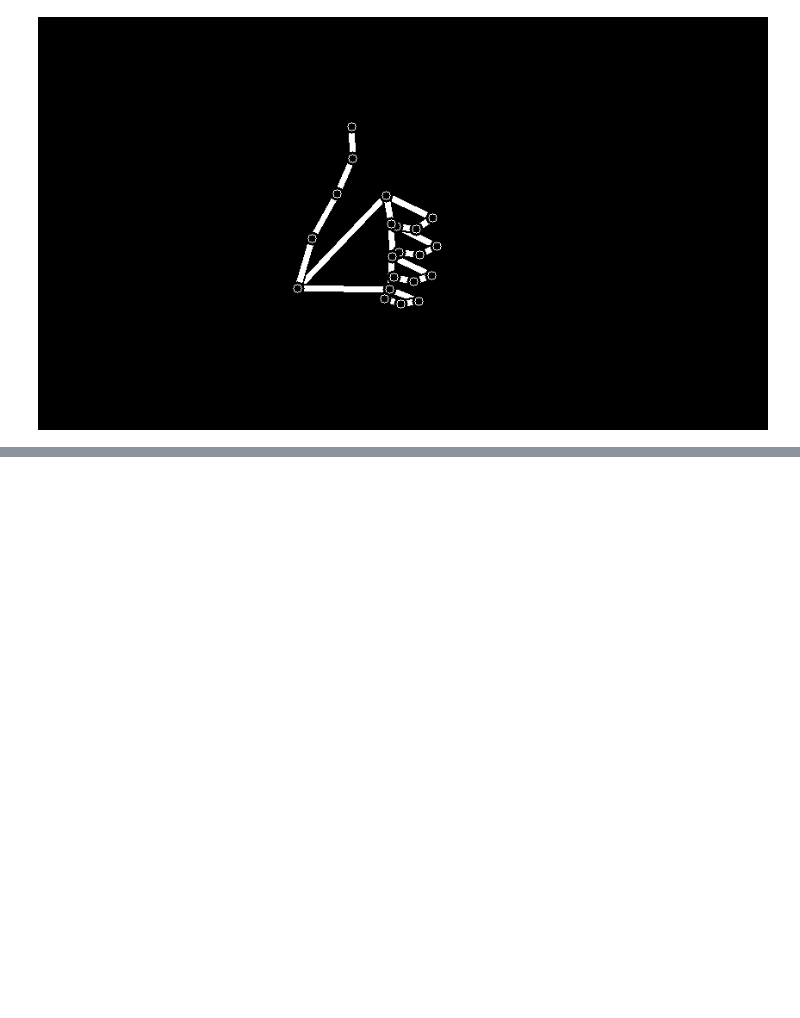
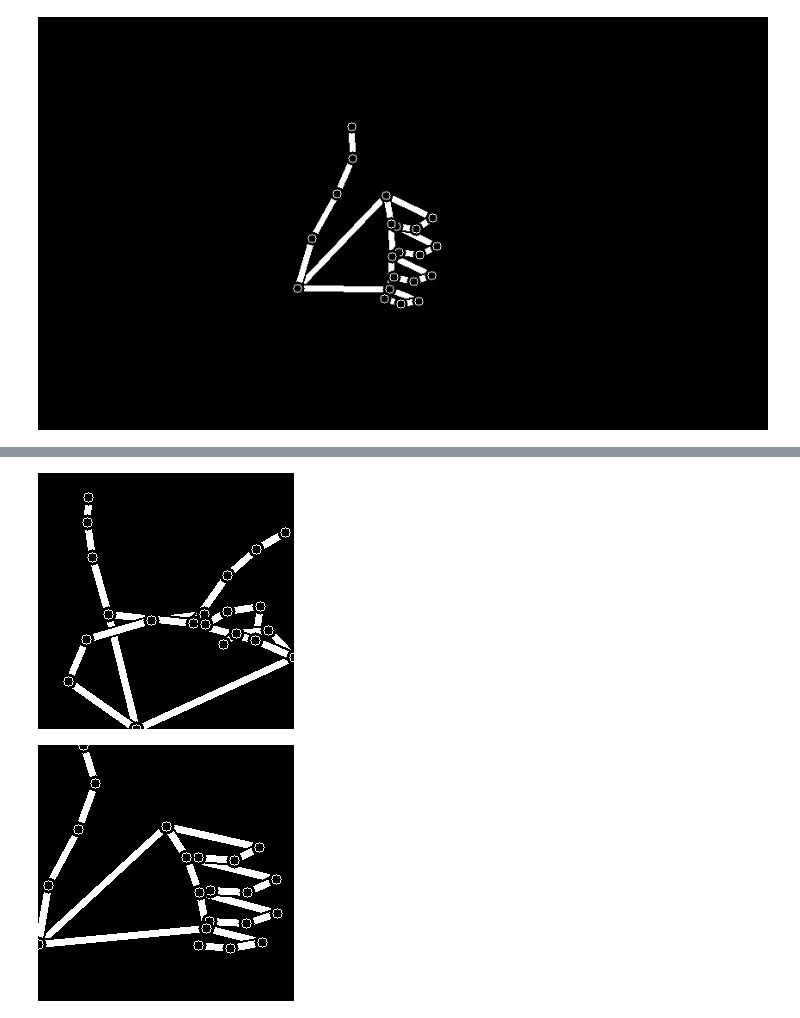
Before and after one commit to andrew264/palm-control, a Jupyter notebook: notebooks/batch_transformation.ipynb, the cells around one changed output, grey strips where cells are left out. Drawn from its saved outputs; the diff is of its cells as text; code cells hidden in the pictures; blank space fills up the shorter version.

```diff
--- a/notebooks/batch_transformation.ipynb
+++ b/notebooks/batch_transformation.ipynb
@@ -79,0 +75,13 @@ plot_hands(normalized_batch, w=256, h=256)
+# %%
+# interpolate values between 0 and 1 for plotting
+def interpolate_landmarks(landmarks: torch.Tensor,) -> torch.Tensor:
+    landmarks = landmarks.clone()
+    landmarks[:, :, 0] = (landmarks[:, :, 0] - landmarks[:, :, 0].min()) / (landmarks[:, :, 0].max() - landmarks[:, :, 0].min())
+    landmarks[:, :, 1] = (landmarks[:, :, 1] - landmarks[:, :, 1].min()) / (landmarks[:, :, 1].max() - landmarks[:, :, 1].min())
+    return landmarks
+
+interpolated_batch = interpolate_landmarks(normalized_batch)
+plot_hands(interpolated_batch, w=256, h=256)
+# %% [output]
+[figure, added]
+[figure, added]
```
Also changed, not shown: parts of 3 cells of this notebook, 2 other files.
